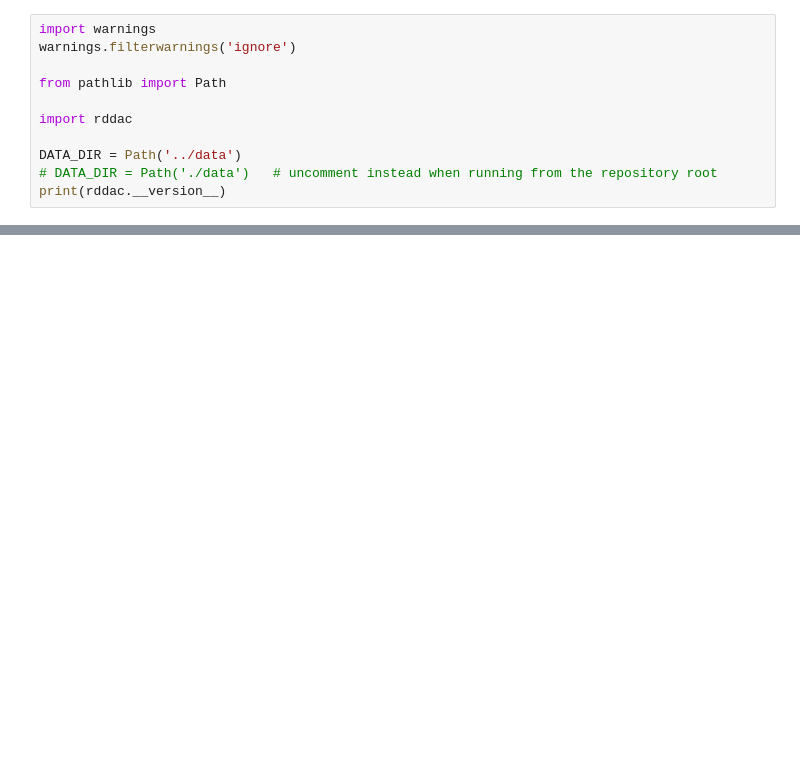
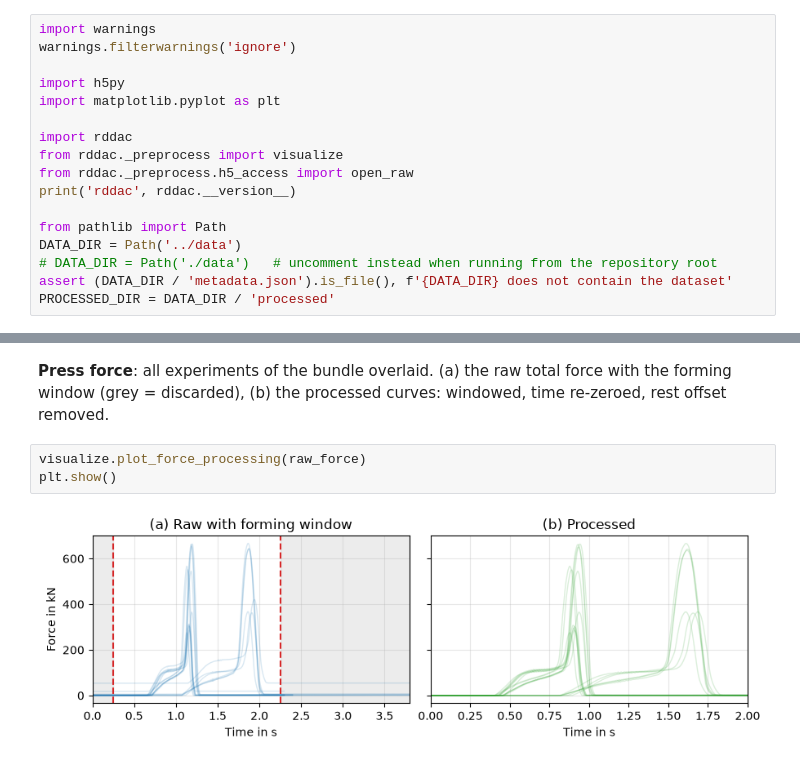
Before and after one commit to BaumSebastian/RDDAC, a Jupyter notebook: notebooks/07_preprocessing.ipynb, the cells around one changed output, grey strips where cells are left out. Cells and saved outputs as stored; diff of their text form; blank space fills up the shorter version.

Commit message:
preprocessing notebook updated with walkthrough example

```diff
--- a/notebooks/07_preprocessing.ipynb
+++ b/notebooks/07_preprocessing.ipynb
@@ -16,10 +22,16 @@ Companion notebook for the RDDAC [documentation](https://rddac.readthedocs.io).
 import warnings
 warnings.filterwarnings('ignore')
 
-from pathlib import Path
+import h5py
+import matplotlib.pyplot as plt
 
 import rddac
+from rddac._preprocess import visualize
+from rddac._preprocess.h5_access import open_raw
+print('rddac', rddac.__version__)
 
+from pathlib import Path
 DATA_DIR = Path('../data')
 # DATA_DIR = Path('./data')   # uncomment instead when running from the repository root
-print(rddac.__version__)
+assert (DATA_DIR / 'metadata.json').is_file(), f'{DATA_DIR} does not contain the dataset'
+PROCESSED_DIR = DATA_DIR / 'processed'
@@ -58,0 +88,7 @@ ax.set_xlabel('sensor position / mm'); ax.set_ylabel('oil film / g m$^{-2}$'); a
+# %% [markdown]
+**Press force**: all experiments of the bundle overlaid. (a) the raw total force with the forming window (grey = discarded), (b) the processed curves: windowed, time re-zeroed, rest offset removed.
+# %%
+visualize.plot_force_processing(raw_force)
+plt.show()
+# %% [output]
+[figure, added]
```
Also changed, not shown: parts of 27 cells of this notebook, 1 other file.
